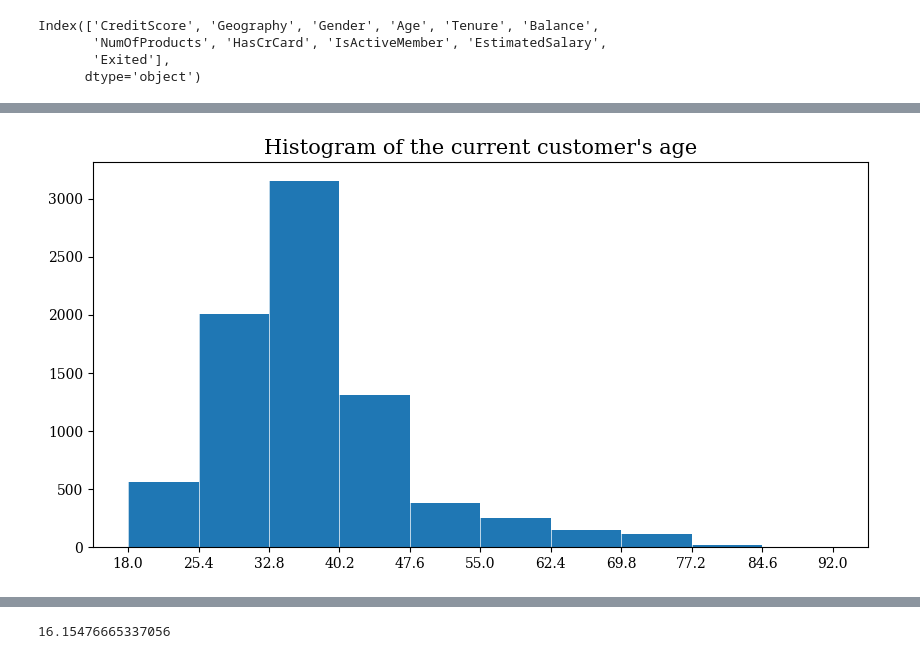
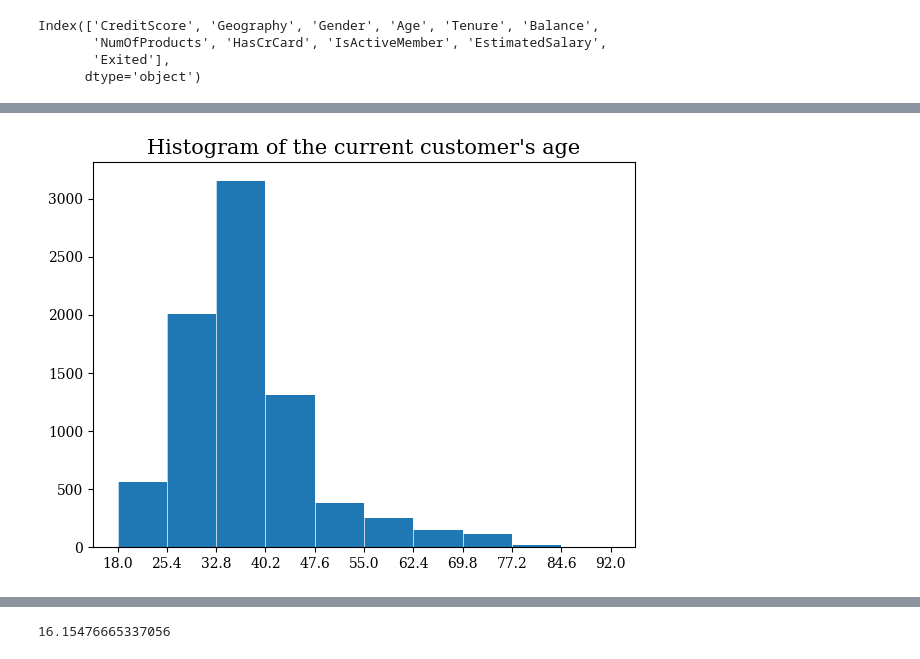
Before and after one commit to primage/MLexercises, a Jupyter notebook: CustomerChurn.ipynb, the cells around one changed output, grey strips where cells are left out. Drawn from its saved outputs; the diff is of its cells as text; code cells hidden in the pictures.

```diff
--- a/CustomerChurn.ipynb
+++ b/CustomerChurn.ipynb
@@ -20,8 +20,8 @@ pd.__version__
 Getting some insights to the data to understand each feature and see if there are any problems.
 # %%
 # load the dataset
-housing = pd.read_csv('dataset.csv')
-housing.shape
+dataset = pd.read_csv('dataset.csv')
+dataset.shape
 # %% [output]
 (10000, 14)
 # %%
@@ -78,3 +112,3 @@ Let's clone the dataset and work on the numerical features first.
 # %%
-# make a copy of the housing data
-data = pd.DataFrame(housing)
+# make a copy of the dataset
+data = pd.DataFrame(dataset)
@@ -212,9 +157,9 @@ remain.tail()
 # %%
-fig = plt.figure(figsize=(10,5))
+fig = plt.figure(figsize=(7,5))
 n, bins, patches = plt.hist(remain['Age'])
 plt.xticks(bins)
 plt.grid(color='white', lw = 0.5, axis='x')
 plt.title("Histogram of the current customer's age", fontsize = 15)
 plt.show()
 # %% [output]
-[figure, old version]
+[figure, new version]
```
Also changed, not shown: parts of 144 cells of this notebook.
